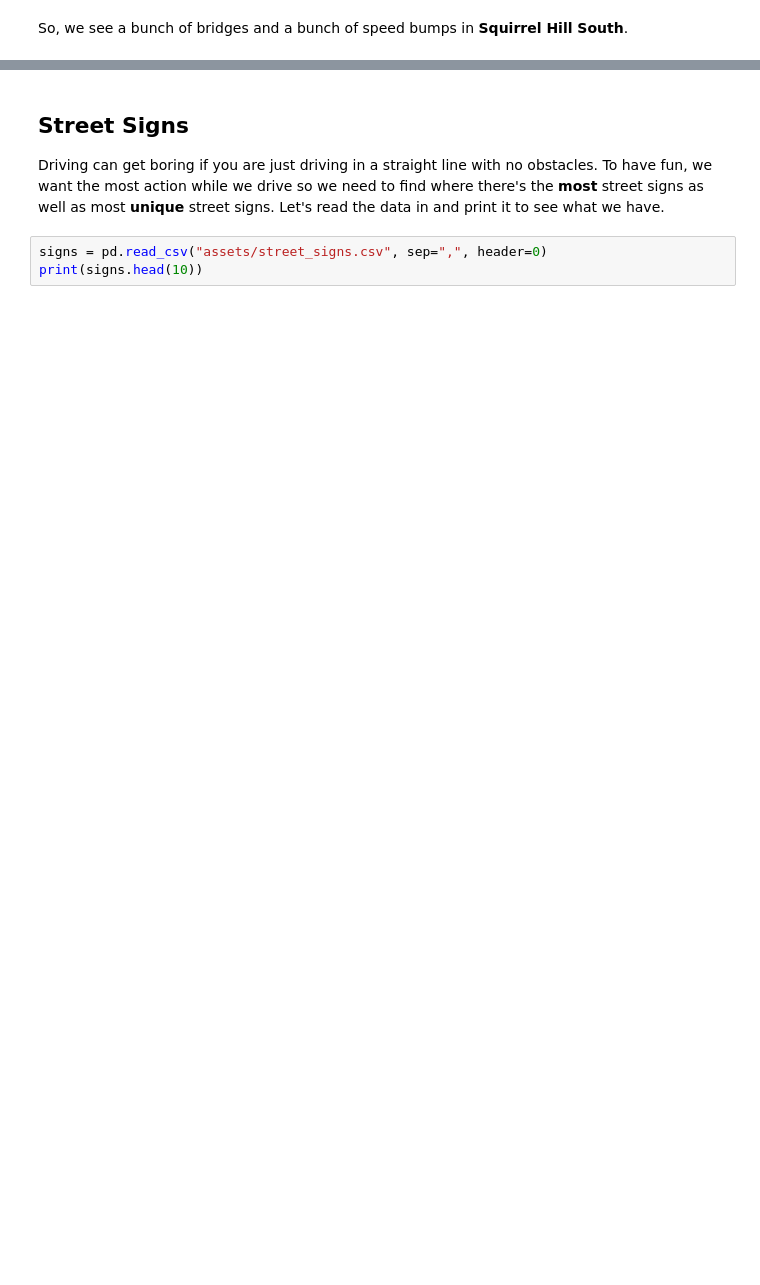
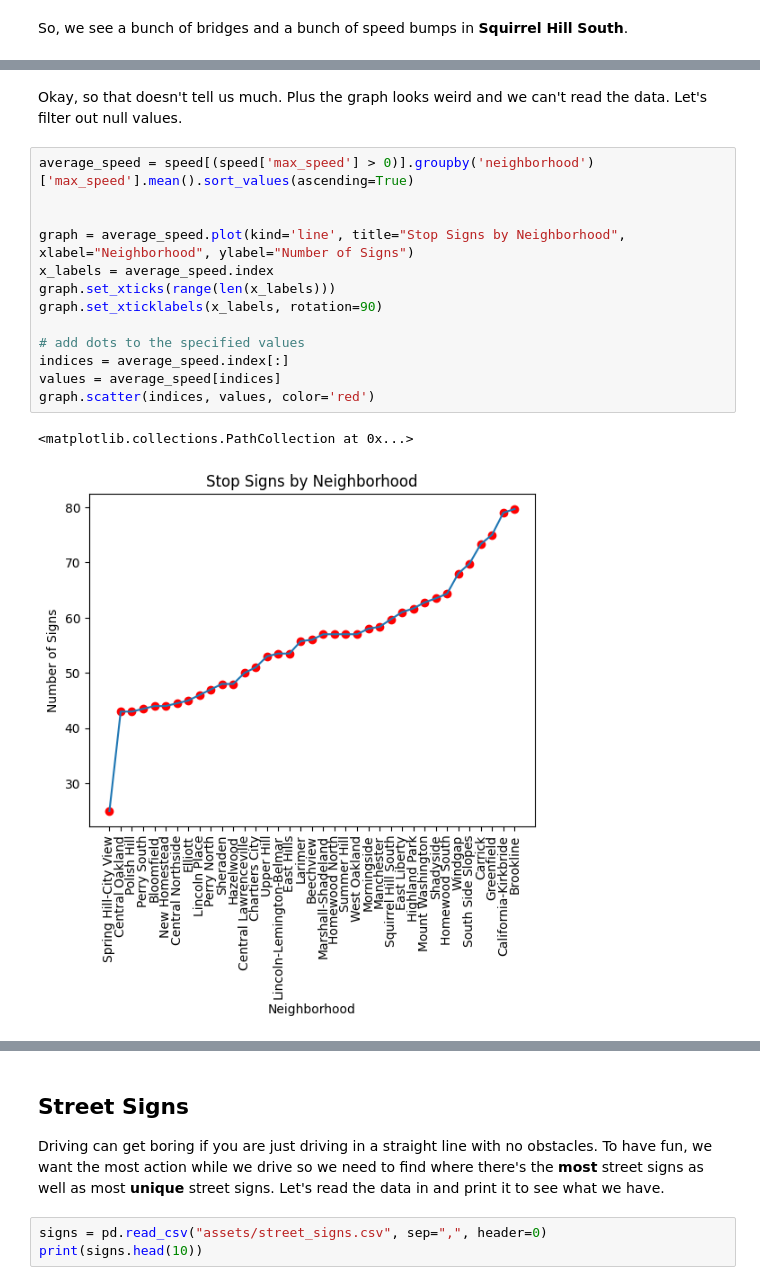
Before and after one commit to patelpratham11/Final_Project, a Jupyter notebook: Final_Report.ipynb, the cells around one changed output, grey strips where cells are left out. Saved outputs shown, nothing was run; the diff lists cells and outputs as text; blank space fills up the shorter version.

```diff
--- a/Final_Report.ipynb
+++ b/Final_Report.ipynb
@@ -180,0 +137,18 @@ So... according to the data, the Pittsburgh neighborhood with the least amount o
+# %% [markdown]
+Okay, so that doesn't tell us much. Plus the graph looks weird and we can't read the data. Let's filter out null values.
+# %%
+average_speed = speed[(speed['max_speed'] > 0)].groupby('neighborhood')['max_speed'].mean().sort_values(ascending=True)
+
+
+graph = average_speed.plot(kind='line', title="Stop Signs by Neighborhood", xlabel="Neighborhood", ylabel="Number of Signs")
+x_labels = average_speed.index
+graph.set_xticks(range(len(x_labels)))
+graph.set_xticklabels(x_labels, rotation=90)
+
+# add dots to the specified values
+indices = average_speed.index[:]
+values = average_speed[indices]
+graph.scatter(indices, values, color='red')
+# %% [output]
+<matplotlib.collections.PathCollection at 0x...>
+[figure, added]
```
Also changed, not shown: parts of 27 cells of this notebook, 5 other files.
